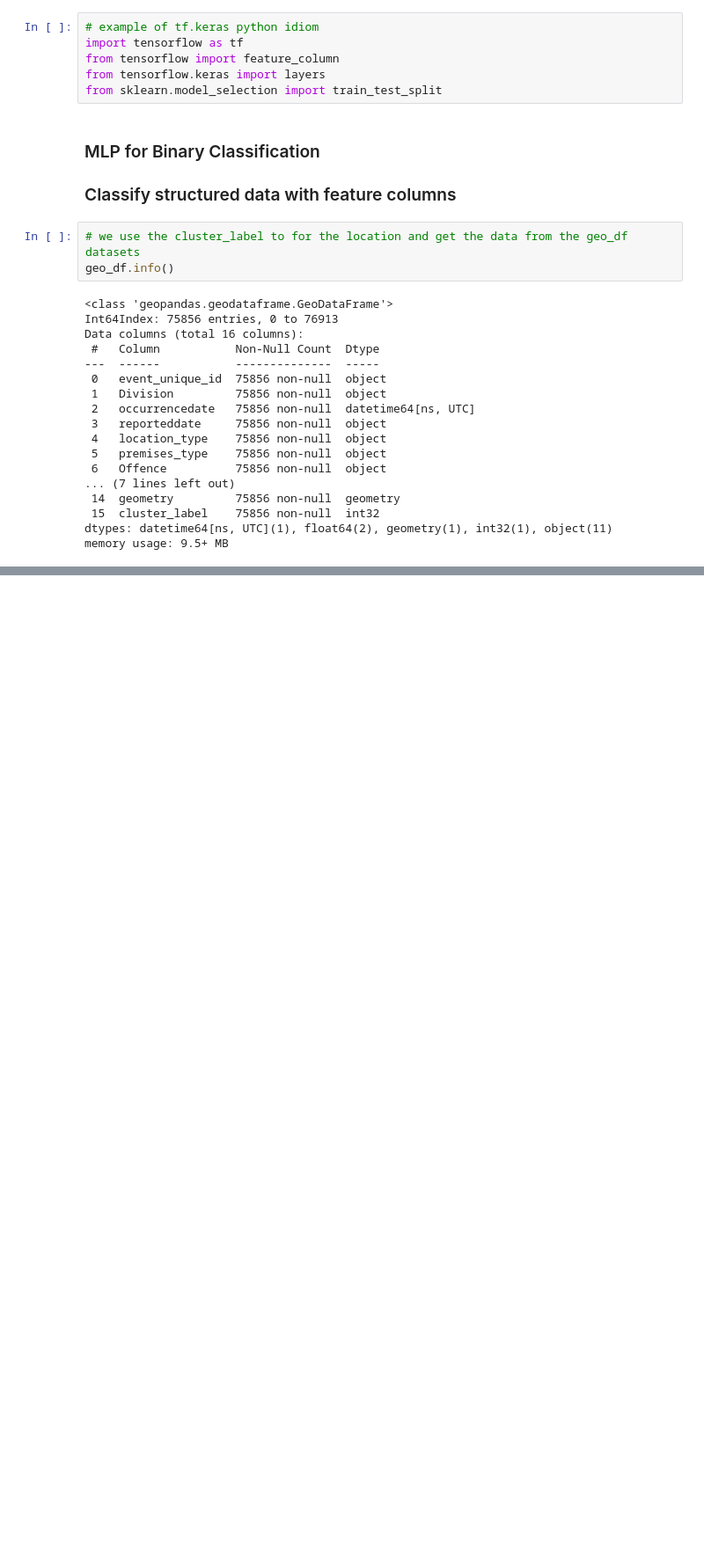
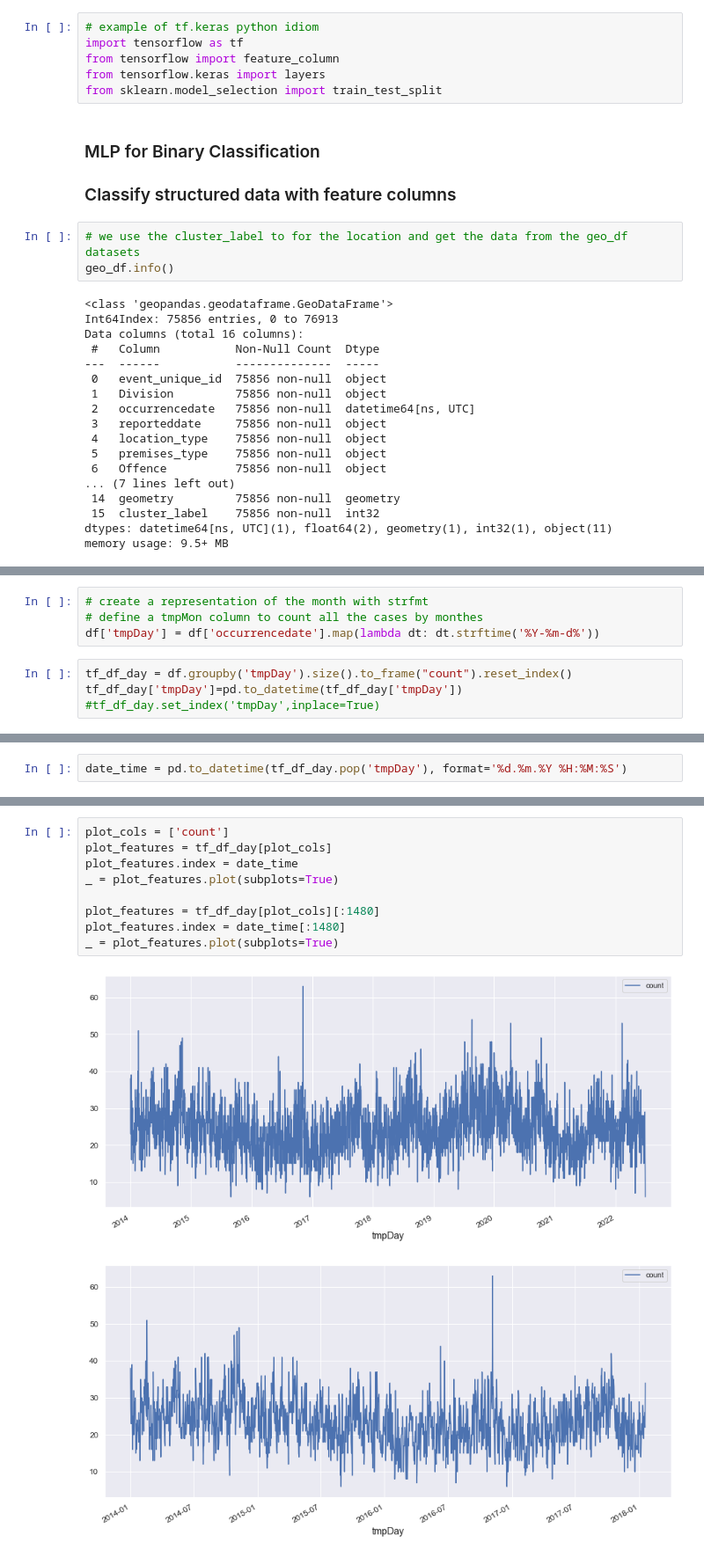
Before and after one commit to pika11/uoft-ml-group4-final-project, a Jupyter notebook: Auto_Theft.ipynb, the cells around one changed output, grey strips where cells are left out. Shown at 88% size. Drawn from its saved outputs; the diff is of its cells as text; blank space fills up the shorter version.

Commit message:
Tensorflow time series update

```diff
--- a/Auto_Theft.ipynb
+++ b/Auto_Theft.ipynb
@@ -778,0 +784,8 @@ Epoch 10/10
+# %%
+# create a representation of the month with strfmt
+# define a tmpMon column to count all the cases by monthes
+df['tmpDay'] = df['occurrencedate'].map(lambda dt: dt.strftime('%Y-%m-d%'))
+# %%
+tf_df_day = df.groupby('tmpDay').size().to_frame("count").reset_index()
+tf_df_day['tmpDay']=pd.to_datetime(tf_df_day['tmpDay'])
+#tf_df_day.set_index('tmpDay',inplace=True)
@@ -778,0 +804,2 @@ Epoch 10/10
+# %%
+date_time = pd.to_datetime(tf_df_day.pop('tmpDay'), format='%d.%m.%Y %H:%M:%S')
@@ -778,0 +817,12 @@ Epoch 10/10
+# %%
+plot_cols = ['count']
+plot_features = tf_df_day[plot_cols]
+plot_features.index = date_time
+_ = plot_features.plot(subplots=True)
+
+plot_features = tf_df_day[plot_cols][:1480]
+plot_features.index = date_time[:1480]
+_ = plot_features.plot(subplots=True)
+# %% [output]
+[figure, added]
+[figure, added]
```
Also changed, not shown: parts of 178 cells of this notebook.
